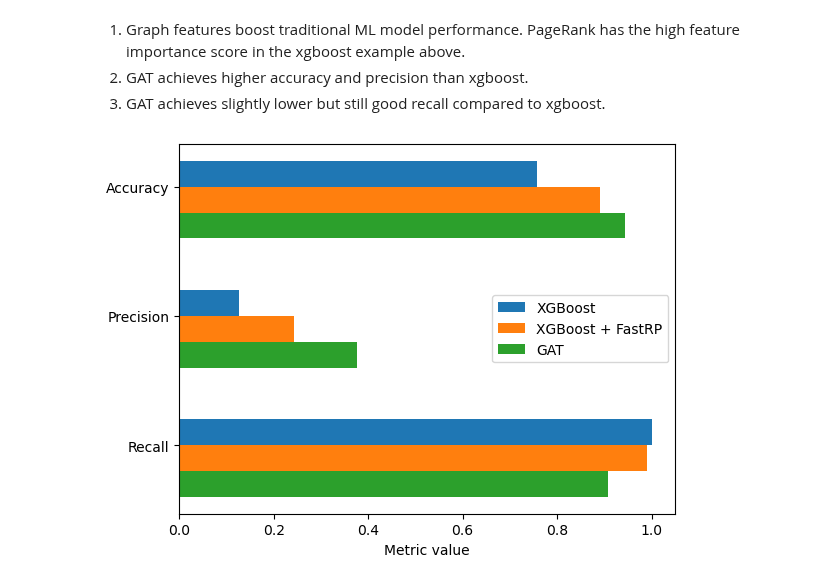
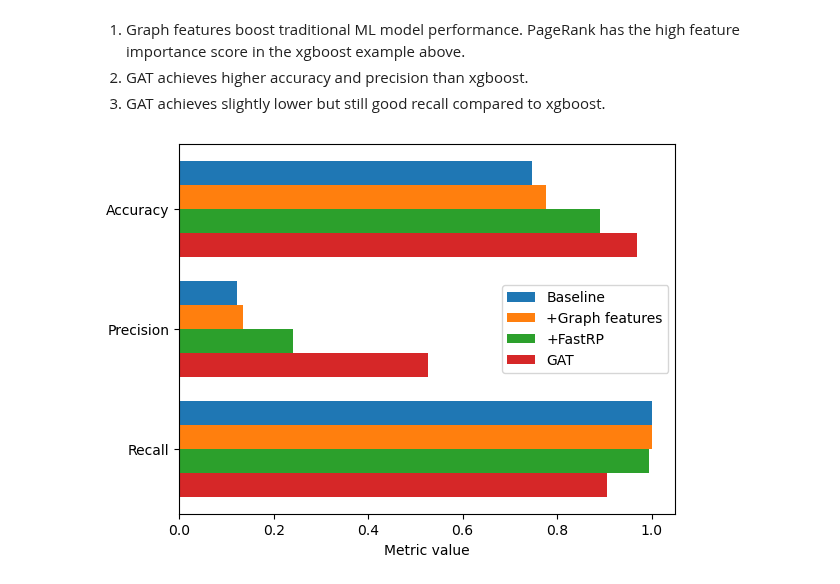
Before and after one commit to tigergraph/graph-ml-notebooks, a Jupyter notebook: applications/fraud_detection/fraud_detection.ipynb, the cells around one changed output. Cells and saved outputs as stored; diff of their text form; code cells hidden in the pictures.

Commit message:
feat(fraud): add model with non-graph features

```diff
--- a/applications/fraud_detection/fraud_detection.ipynb
+++ b/applications/fraud_detection/fraud_detection.ipynb
@@ -261,7 +326,7 @@ emb_tree_model = XGBClassifier(
     min_child_weight=80, gamma = 10, max_delta_step=2)
 
 features = ["in_degree","out_degree","send_amount","send_min",
-            "recv_amount","recv_min","pagerank"] + [x for x in train_data.columns if "emb" in x]
+            "recv_amount","recv_min","pagerank","betweenness"] + [x for x in train_data.columns if "emb" in x]
 # Train model
 emb_tree_model.fit(train_data[features], train_data["is_fraud"])
 # %% [output]
@@ -352,7 +417,7 @@ hp = {
 Neighbor loaders for training and validation.
 # %%
 train_loader = conn.gds.neighborLoader(
-    v_in_feats=["in_degree","out_degree","send_amount","send_min","recv_amount","recv_min","pagerank"],
+    v_in_feats=["in_degree","out_degree","send_amount","send_min","recv_amount","recv_min","pagerank","betweenness"],
     v_out_labels=["is_fraud"],
     v_extra_feats=["is_training", "is_validation"],
     output_format="PyG",
@@ -365,7 +430,7 @@ train_loader = conn.gds.neighborLoader(
 )
 # %%
 valid_loader = conn.gds.neighborLoader(
-    v_in_feats=["in_degree","out_degree","send_amount","send_min","recv_amount","recv_min","pagerank"],
+    v_in_feats=["in_degree","out_degree","send_amount","send_min","recv_amount","recv_min","pagerank","betweenness"],
     v_out_labels=["is_fraud"],
     v_extra_feats=["is_training", "is_validation"],
     output_format="PyG",
@@ -385,7 +450,7 @@ from torch_geometric.nn import GAT
 device = torch.device("cuda" if torch.cuda.is_available() else "cpu")
 
 model = GAT(
-    in_channels=7,
+    in_channels=8,
     hidden_channels=hp["hidden_dim"],
     num_layers=hp["num_layers"],
     out_channels=2,
@@ -565,17 +632,19 @@ plt.xlabel("feature importance score");
 2. GAT achieves slightly lower but still good recall compared to xgboost.
 # %%
 tick_labels = ["Accuracy", "Precision", "Recall"]
-x_tree = [metrics['acc_tree'][-1], metrics['prec_tree'][-1], metrics['rec_tree'][-1]]
+x_tree_base = [metrics['acc_tree_base'][-1], metrics['prec_tree_base'][-1], metrics['rec_tree_base'][-1]]
+x_tree_graph = [metrics['acc_tree_graph'][-1], metrics['prec_tree_graph'][-1], metrics['rec_tree_graph'][-1]]
 x_gat = [metrics['acc_gnn_val'][-1], metrics['prec_gnn_val'][-1], metrics['rec_gnn_val'][-1]]
 x_fastrp_tree = [metrics['acc_fastrp_tree'][-1], metrics['prec_fastrp_tree'][-1], metrics['rec_fastrp_tree'][-1]]
 y = np.arange(len(tick_labels))
-bar_width = 0.30
-plt.barh(y-bar_width/3, x_tree, 0.2, label="XGBoost")
-plt.barh(y+bar_width/3, x_fastrp_tree, 0.2, label="XGBoost + FastRP")
-plt.barh(y+bar_width, x_gat, 0.2, label="GAT")
+bar_width = 0.2
+plt.barh(y-bar_width*1.5, x_tree_base, bar_width, label="Baseline")
+plt.barh(y-bar_width/2, x_tree_graph, bar_width, label="+Graph features")
+plt.barh(y+bar_width/2, x_fastrp_tree, bar_width, label="+FastRP")
+plt.barh(y+bar_width*1.5, x_gat, bar_width, label="GAT")
 plt.yticks(y, tick_labels);
 plt.legend();
 plt.gca().invert_yaxis();
 plt.xlabel("Metric value");
 # %% [output]
-[figure, old version]
+[figure, new version]
```
Also changed, not shown: parts of 23 cells of this notebook.
